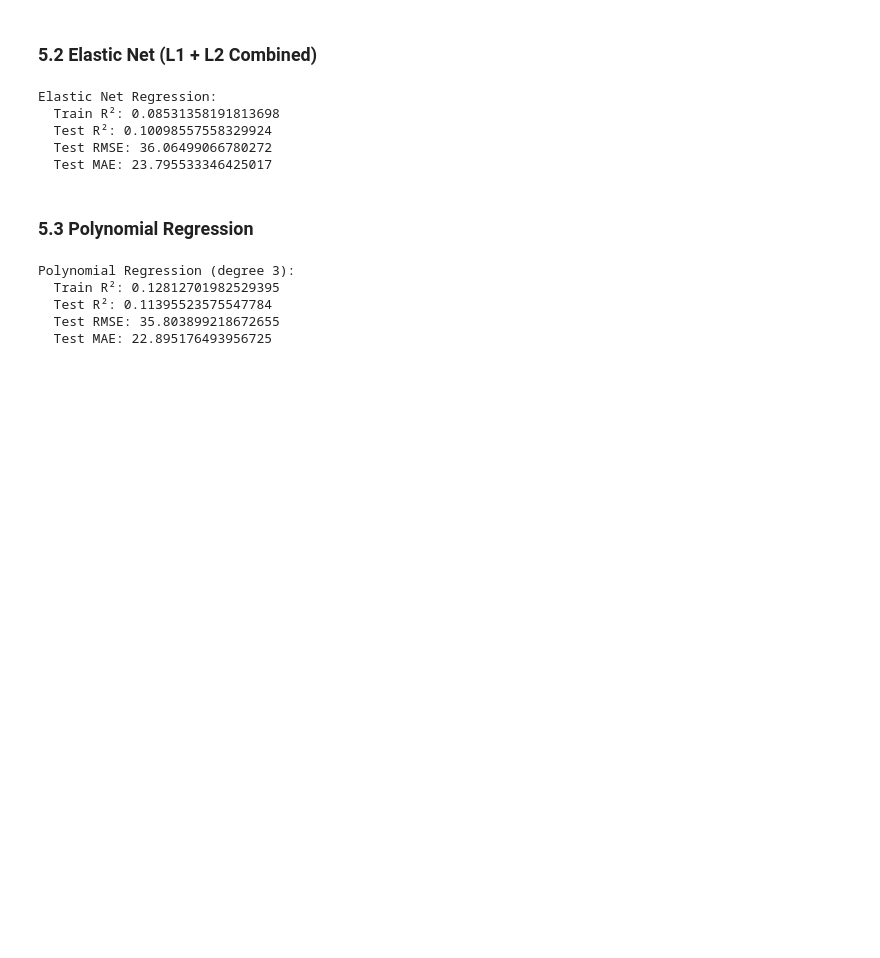
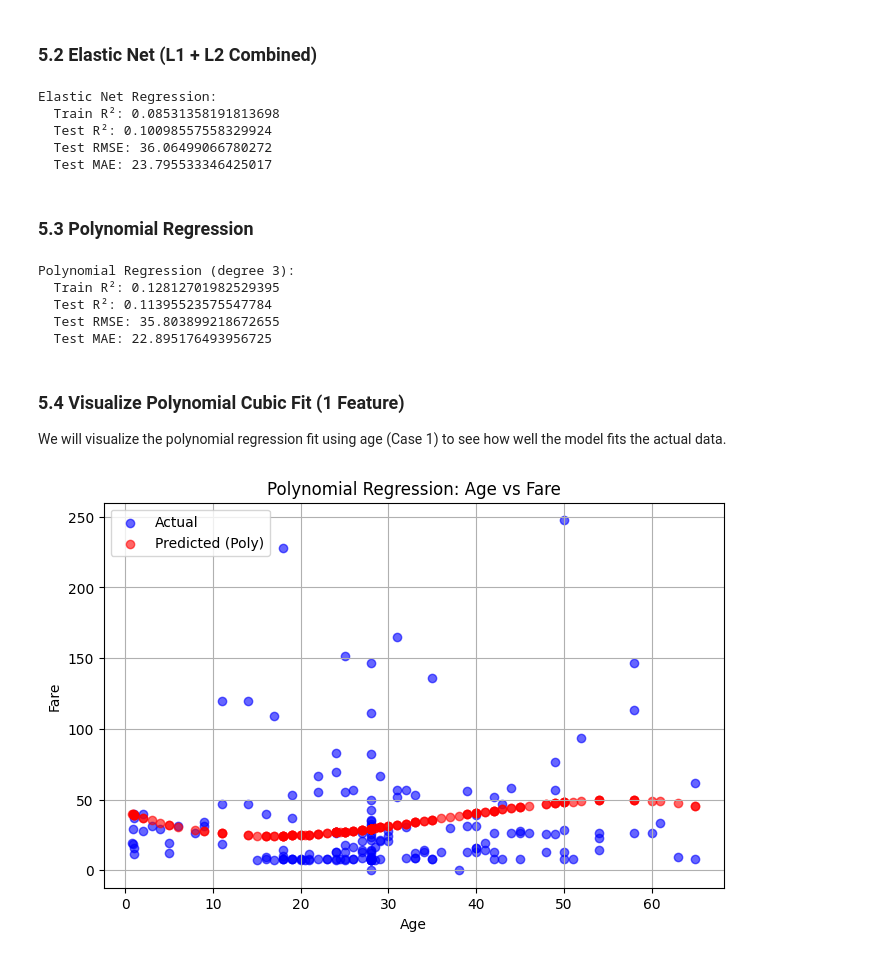
Before and after one commit to drodmay1/applied-ml-davidrm, a Jupyter notebook: lab04/ml04_davidrm.ipynb, the cells around one changed output. Saved outputs shown, nothing was run; the diff lists cells and outputs as text; code cells hidden in the pictures; blank space fills up the shorter version.

Commit message:
Add polynomial regression visualization (age vs fare)

```diff
--- a/lab04/ml04_davidrm.ipynb
+++ b/lab04/ml04_davidrm.ipynb
@@ -317,3 +317,32 @@ Polynomial Regression (degree 3):
   Test R²: 0.11395523575547784
   Test RMSE: 35.803899218672655
   Test MAE: 22.895176493956725
+# %% [markdown]
+### 5.4 Visualize Polynomial Cubic Fit (1 Feature)
+
+We will visualize the polynomial regression fit using age (Case 1) to see how well the model fits the actual data.
+# %%
+# Re-create polynomial features for Case 1 (age only)
+poly = PolynomialFeatures(degree=3)
+X1_train_poly = poly.fit_transform(X1_train)
+X1_test_poly = poly.transform(X1_test)
+
+# Train the polynomial model on Case 1
+poly_model = LinearRegression()
+poly_model.fit(X1_train_poly, y1_train)
+
+# Predict
+y_pred_poly = poly_model.predict(X1_test_poly)
+
+# Plot
+plt.figure(figsize=(8, 5))
+plt.scatter(X1_test, y1_test, color='blue', alpha=0.6, label='Actual')
+plt.scatter(X1_test, y_pred_poly, color='red', alpha=0.6, label='Predicted (Poly)')
+plt.title("Polynomial Regression: Age vs Fare")
+plt.xlabel("Age")
+plt.ylabel("Fare")
+plt.legend()
+plt.grid(True)
+plt.show()
+# %% [output]
+[figure, added]
```
